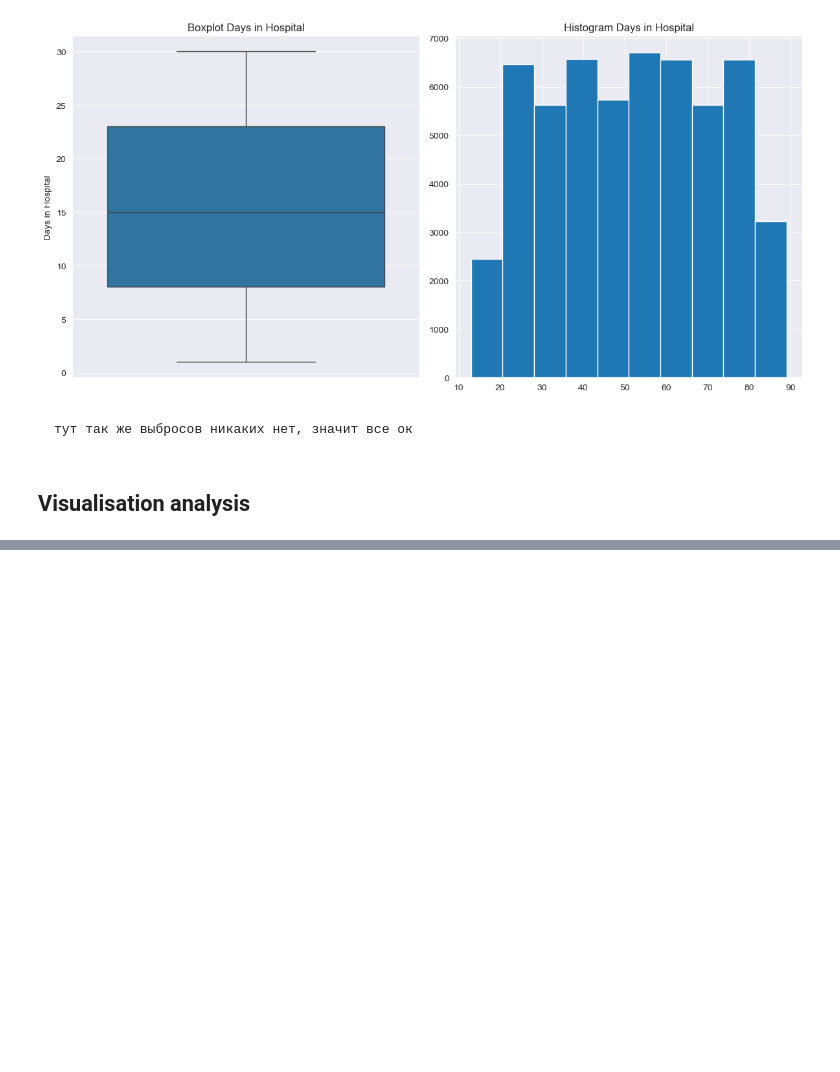
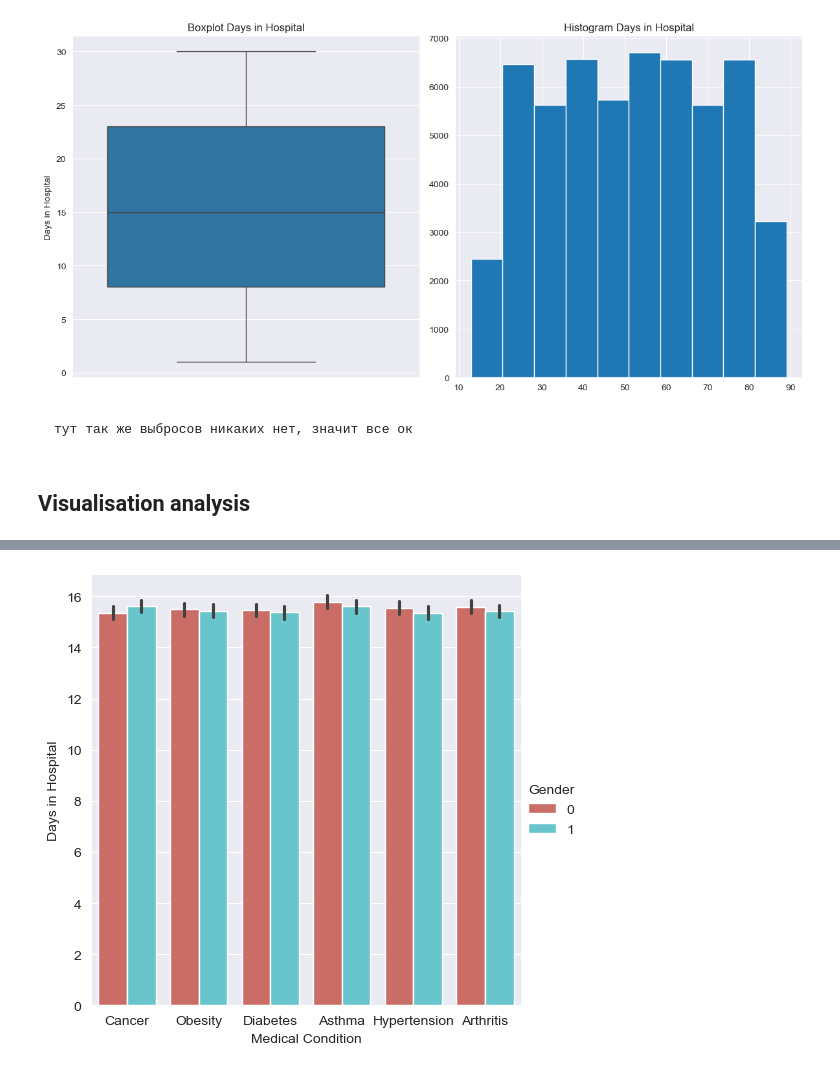
Before and after one commit to vvltoria/health_classification, a Jupyter notebook: df.ipynb, the cells around one changed output, grey strips where cells are left out. Saved outputs shown, nothing was run; the diff lists cells and outputs as text; code cells hidden in the pictures; blank space fills up the shorter version.

```diff
--- a/df.ipynb
+++ b/df.ipynb
@@ -255,0 +282,4 @@ plt.show()
+# %%
+sns.catplot(x=data['Medical Condition'], y=data_encoded['Days in Hospital'], hue=data['Gender'], kind='bar', palette='hls');
+# %% [output]
+[figure, added]
```
Also changed, not shown: parts of 17 cells of this notebook.
